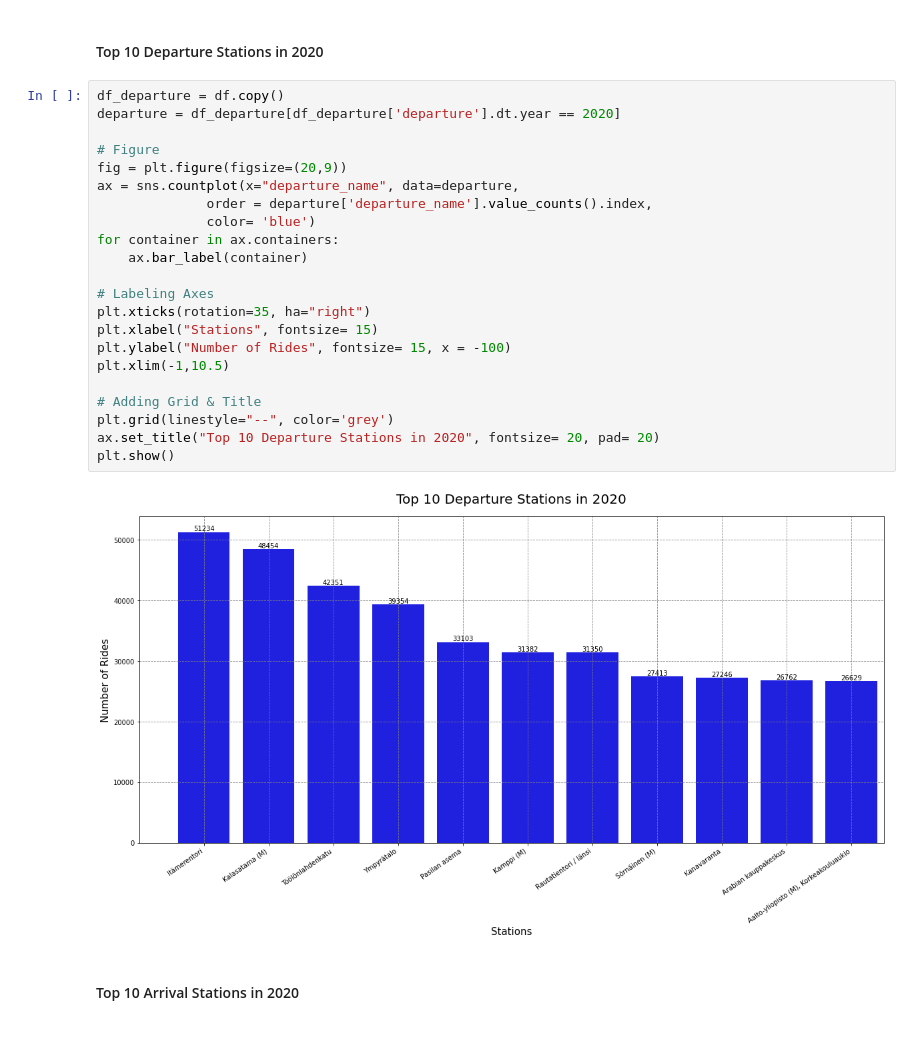
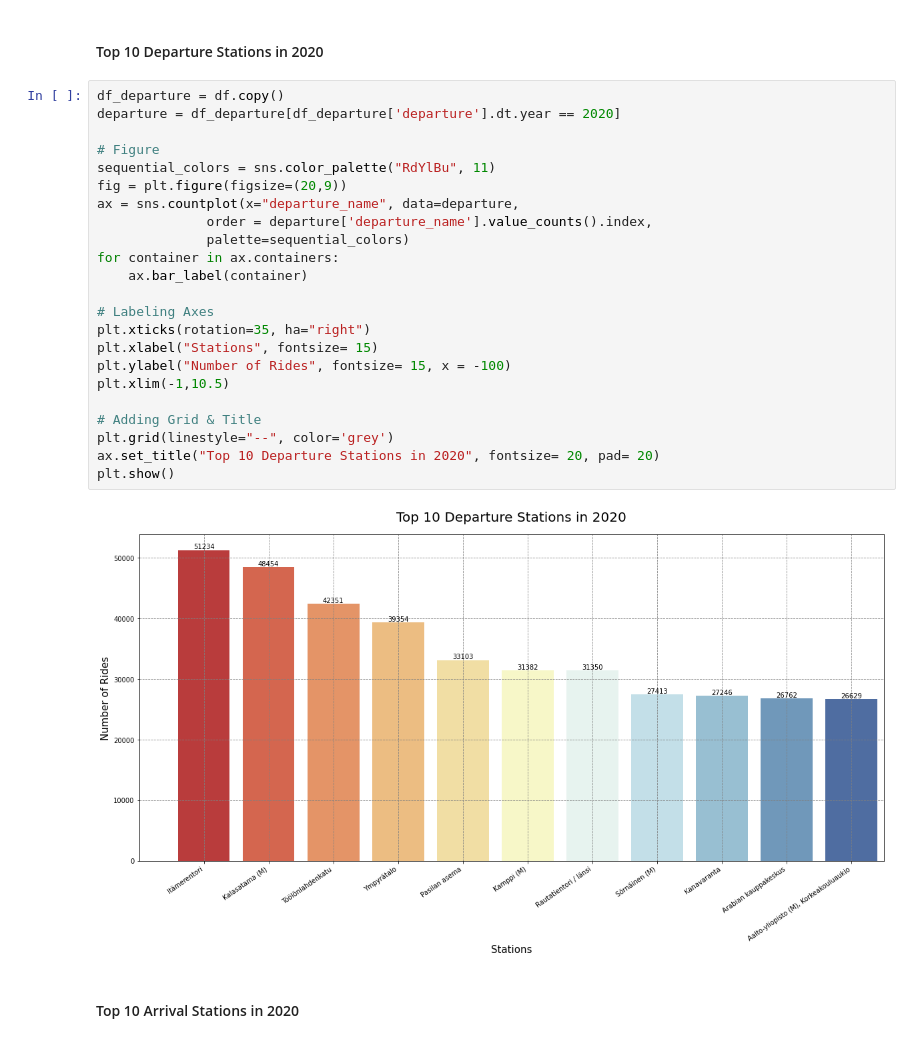
Before and after one commit to kelvinpurdom/HelsinkiCityBikes, a Jupyter notebook: notebooks/HelsinkiCityBikes.ipynb, the cells around one changed output. Saved outputs shown, nothing was run; the diff lists cells and outputs as text.

```diff
--- a/notebooks/HelsinkiCityBikes.ipynb
+++ b/notebooks/HelsinkiCityBikes.ipynb
@@ -218,27 +218,28 @@ plt.show()
 # %%
 df_departure = df.copy()
 departure = df_departure[df_departure['departure'].dt.year == 2020]
 
 # Figure
+sequential_colors = sns.color_palette("RdYlBu", 11)
 fig = plt.figure(figsize=(20,9))
 ax = sns.countplot(x="departure_name", data=departure,
               order = departure['departure_name'].value_counts().index,
-              color= 'blue')
+              palette=sequential_colors)
 for container in ax.containers:
     ax.bar_label(container)
 
 # Labeling Axes
 plt.xticks(rotation=35, ha="right")
 plt.xlabel("Stations", fontsize= 15)
 plt.ylabel("Number of Rides", fontsize= 15, x = -100)
 plt.xlim(-1,10.5)
 
 # Adding Grid & Title
 plt.grid(linestyle="--", color='grey')
 ax.set_title("Top 10 Departure Stations in 2020", fontsize= 20, pad= 20)
 plt.show()
 # %% [output]
-[figure, old version]
+[figure, new version]
 # %% [markdown]
 #### Top 10 Arrival Stations in 2020
 # %%
```
Also changed, not shown: parts of 6 cells of this notebook.
